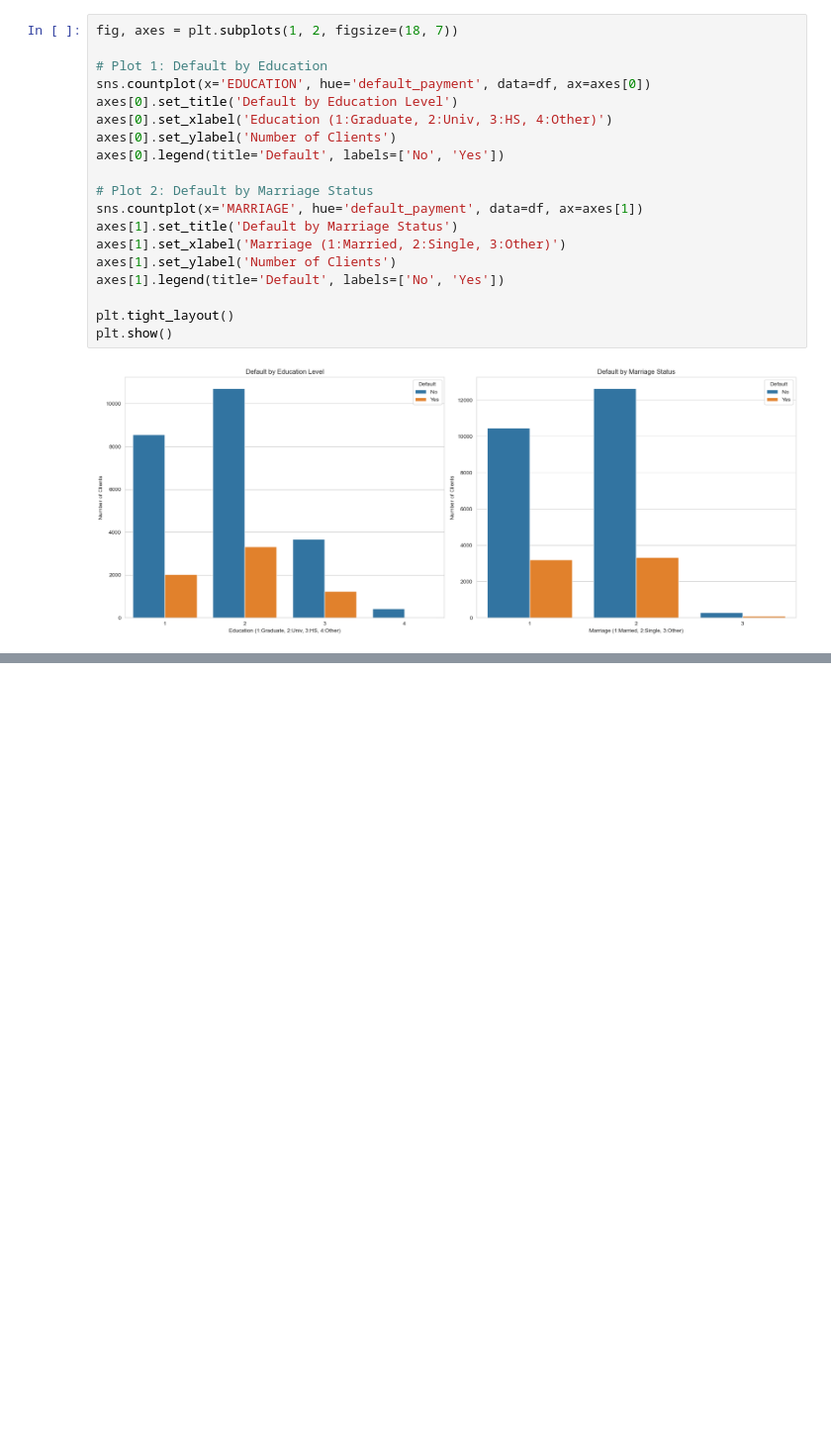
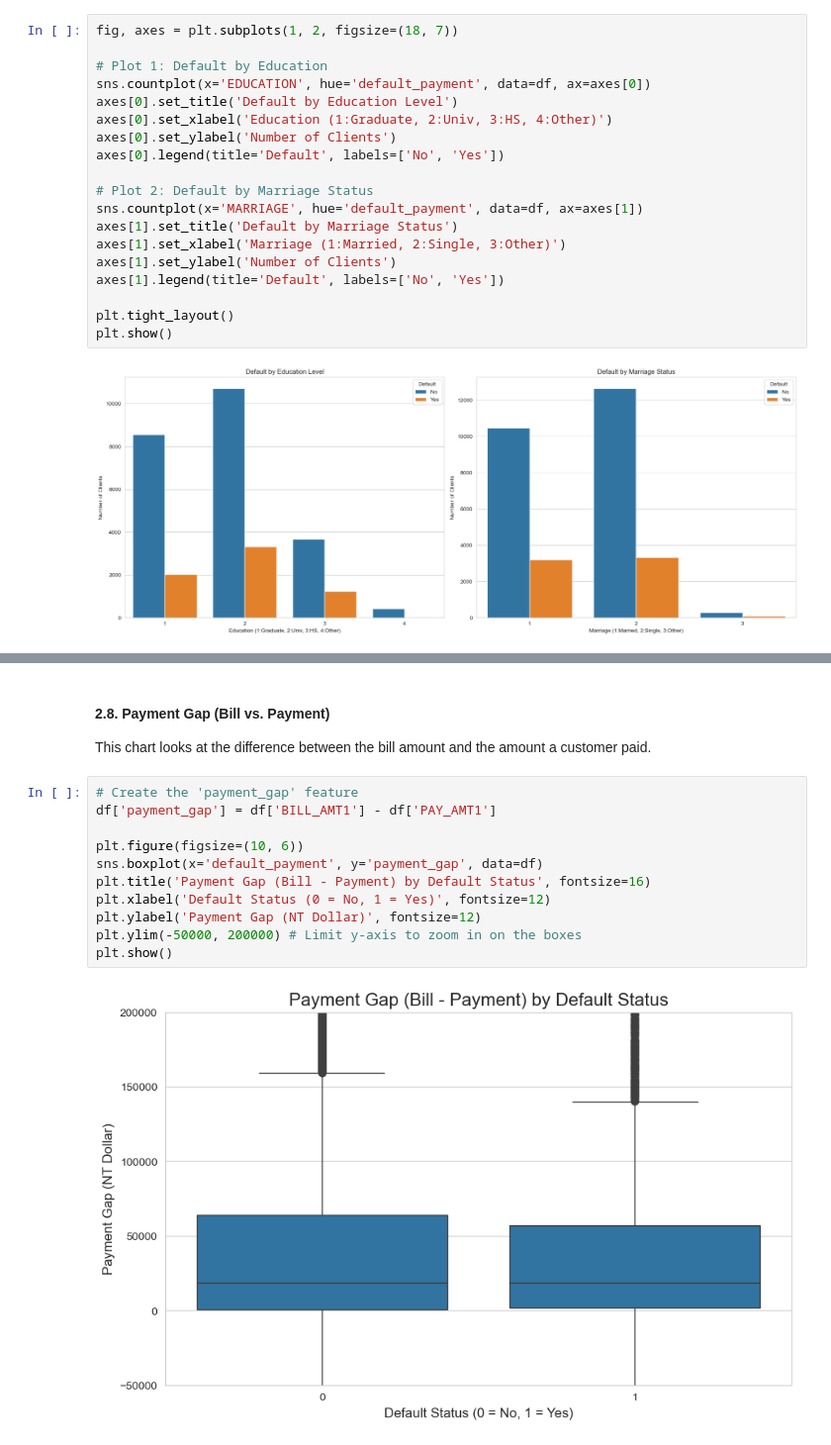
Before and after one commit to praditaw/credit-risk-analysis, a Jupyter notebook: credit_risk_analysis.ipynb, the cells around one changed output, grey strips where cells are left out. Shown: that part at 99% size. Saved outputs shown, nothing was run; the diff lists cells and outputs as text; blank space fills up the shorter version.

```diff
--- a/credit_risk_analysis.ipynb
+++ b/credit_risk_analysis.ipynb
@@ -328,0 +416,17 @@ From these two charts, we can draw initial demographic insights. Clients with a
+# %% [markdown]
+#### **2.8. Payment Gap (Bill vs. Payment)**
+
+This chart looks at the difference between the bill amount and the amount a customer paid.
+# %%
+# Create the 'payment_gap' feature
+df['payment_gap'] = df['BILL_AMT1'] - df['PAY_AMT1']
+
+plt.figure(figsize=(10, 6))
+sns.boxplot(x='default_payment', y='payment_gap', data=df)
+plt.title('Payment Gap (Bill - Payment) by Default Status', fontsize=16)
+plt.xlabel('Default Status (0 = No, 1 = Yes)', fontsize=12)
+plt.ylabel('Payment Gap (NT Dollar)', fontsize=12)
+plt.ylim(-50000, 200000) # Limit y-axis to zoom in on the boxes
+plt.show()
+# %% [output]
+[figure, added]
```
Also changed, not shown: parts of 22 cells of this notebook.
